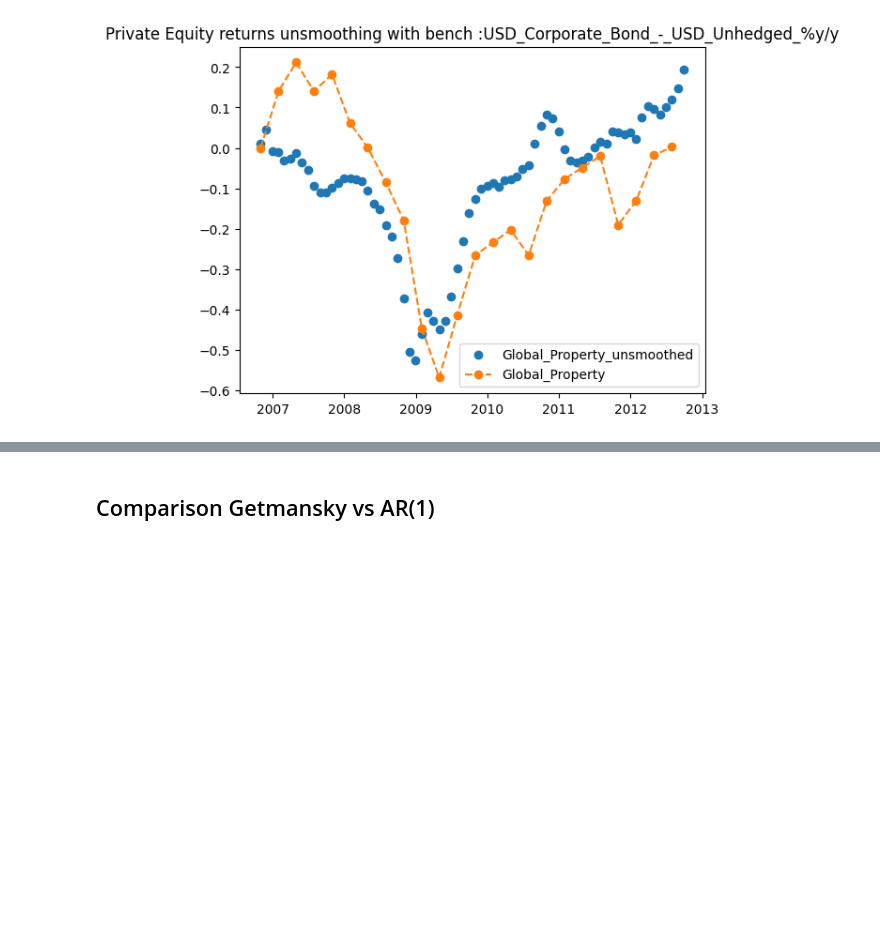
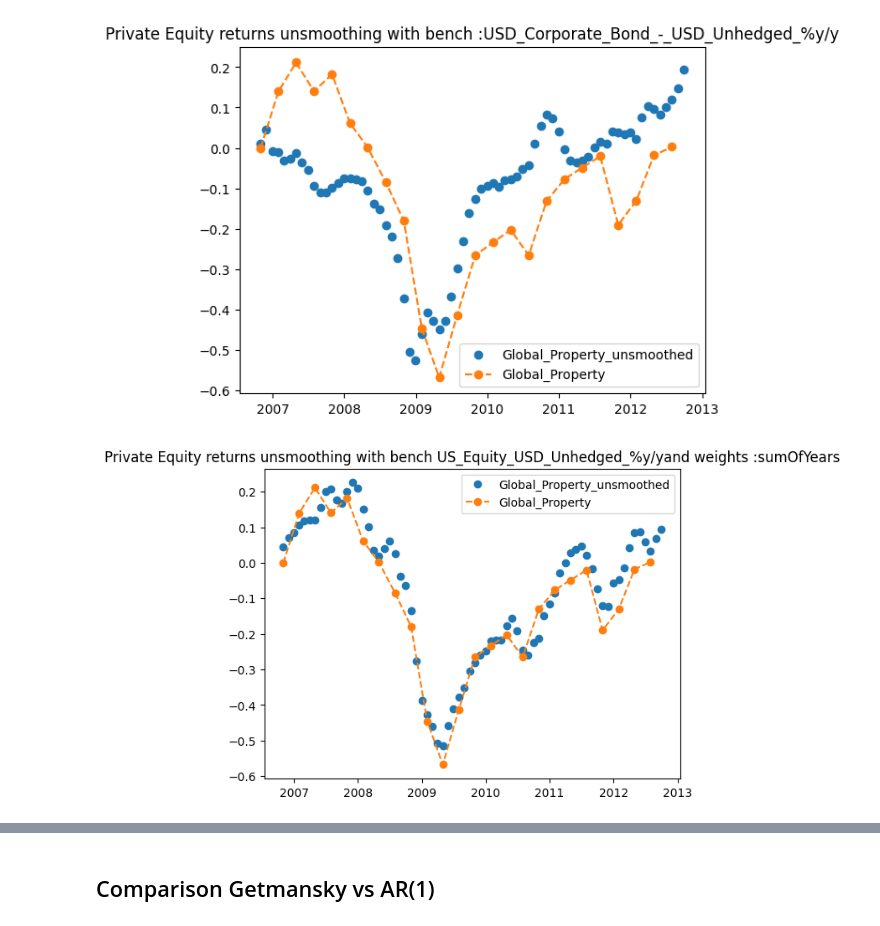
Before and after one commit to Perann/STAT_APP, a Jupyter notebook: main.ipynb, the cells around one changed output, grey strips where cells are left out. Cells and saved outputs as stored; diff of their text form; code cells hidden in the pictures; blank space fills up the shorter version.

```diff
--- a/main.ipynb
+++ b/main.ipynb
@@ -806,3 +806,88 @@ for benchmark in ['Liquidity_USD_Unhedged_%y/y',
 [figure]
 [figure]
 [figure]
+# %%
+start_date = '2006-09-30' # format "YYYY-MM-DD"
+end_date = '2012-09-30' # format "YYYY-MM-DD"
+weight_type = "sumOfYears" # choose between : sumOfYears, equal, geometric or optimized
+order = 2 # choose an int
+window = None # choose an int or put None
+benchmark = 'US_Equity_USD_Unhedged_%y/y' #one of the following list :
+# 'Liquidity_USD_Unhedged_%y/y'
+# 'US_Equity_USD_Unhedged_%y/y'
+# 'US_Government_Bond_USD_Unhedged_%y/y'
+# 'USD_Corporate_Bond_-_USD_Unhedged_%y/y'
+warnings.filterwarnings('ignore', category=FutureWarning)
+
+for weight_type in ["sumOfYears", "equal", "geometric", "optimized"]:
+    df = (
+        classic_asset_data
+        .copy()
+        .merge(alternative_asset_data, how = 'inner', left_index = True, right_index = True)
+        .set_index("Date")
+        .loc[start_date:end_date]
+        .iloc[1:]
+    )
+
+    #deal with potential missing values
+    if df.isna().any().any():
+        df.interpolate(method='linear', inplace=True)
+
+    for col in filter(lambda x: "%y/y" in x, alternative_asset_data.columns):
+        getmansky = GetmanskyModel(order)
+        if weight_type != "optimized":
+            getmansky.set_default_weights(weight_type, delta = 0.9)
+        elif np.isnan(df[col].values).sum()==0:
+            getmansky.optimize_weights_LR(df[benchmark].values,
+                    df[col].values
+                )
+        else:
+            df[col+'_unsmoothed'] = 0
+        index = df[col].dropna().index
+        if len(index)>3:
+            bench = df.loc[index, benchmark]
+
+            getmansky.fit(bench.values.reshape(-1, 1),
+                        df[col].dropna().values.reshape(-1,1),
+                        window = window
+                        )
+            df.loc[index[window:], col+'_unsmoothed'] = getmansky.predict(bench)
+        else:
+            warnings.warn(f"Be careful, {col} has no value for the selected timeframe.")
+            df[col+'_unsmoothed'] = 0
+
+
+    df = (
+        df
+        .assign(**{
+            col: df[col].mul(pd.Series(
+                [0 if date.month in [1, 2, 4, 5, 7, 8, 10, 11] else 1 for date in df[col].index],
+                index = df[col].index
+                ))
+            for col in alternative_asset_data.columns
+        })
+        .pipe(lambda df_temp: df_temp.assign(**{
+            col + '_TR': (df_temp[col]+1).cumprod()-1
+            for col in df_temp.columns if "%y/y" in col
+        }))
+    )
+
+
+
+    fig, axes = plt.subplots()
+
+    plt.title("Private Equity returns unsmoothing with bench " + benchmark + "and weights :" +weight_type)
+
+    plt.plot(df.index, df["Global_Property_USD_Unhedged_%y/y_unsmoothed_TR"],
+            marker = 'o',
+            linestyle = '',
+            label = "Global_Property_unsmoothed")
+    plt.plot(df.index[::3], df['Global_Property_USD_Unhedged_%y/y_TR'].iloc[::3],
+            marker = 'o',
+            linestyle = '--',
+            label = "Global_Property")
+
+    plt.legend()
+    plt.show()
+# %% [output]
+[figure, added]
```
Also changed, not shown: parts of 1 cell of this notebook.
